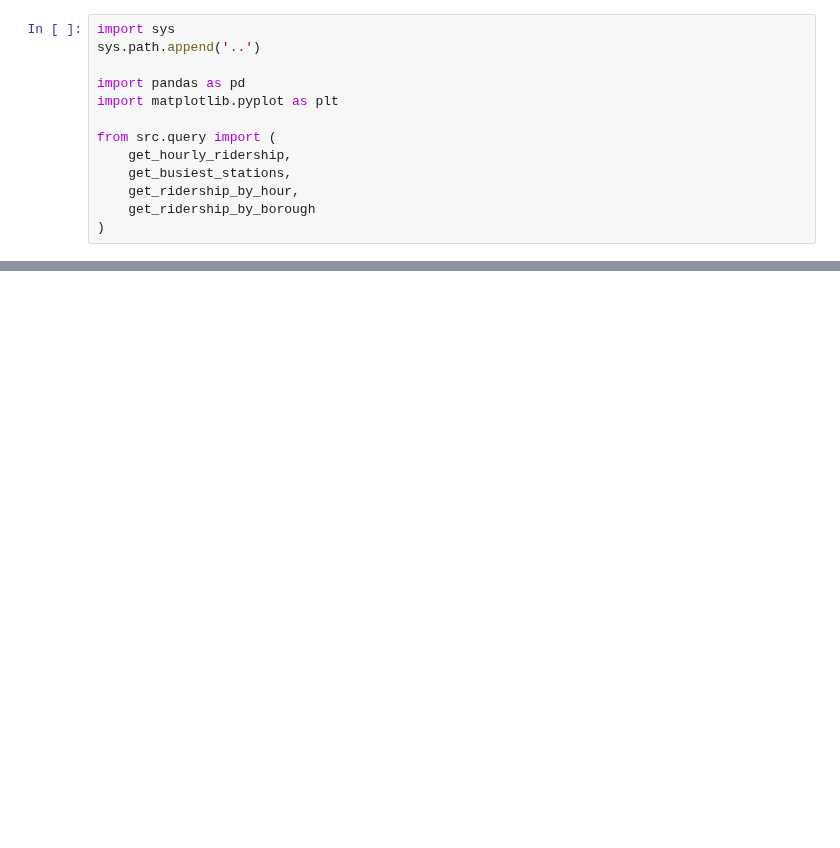
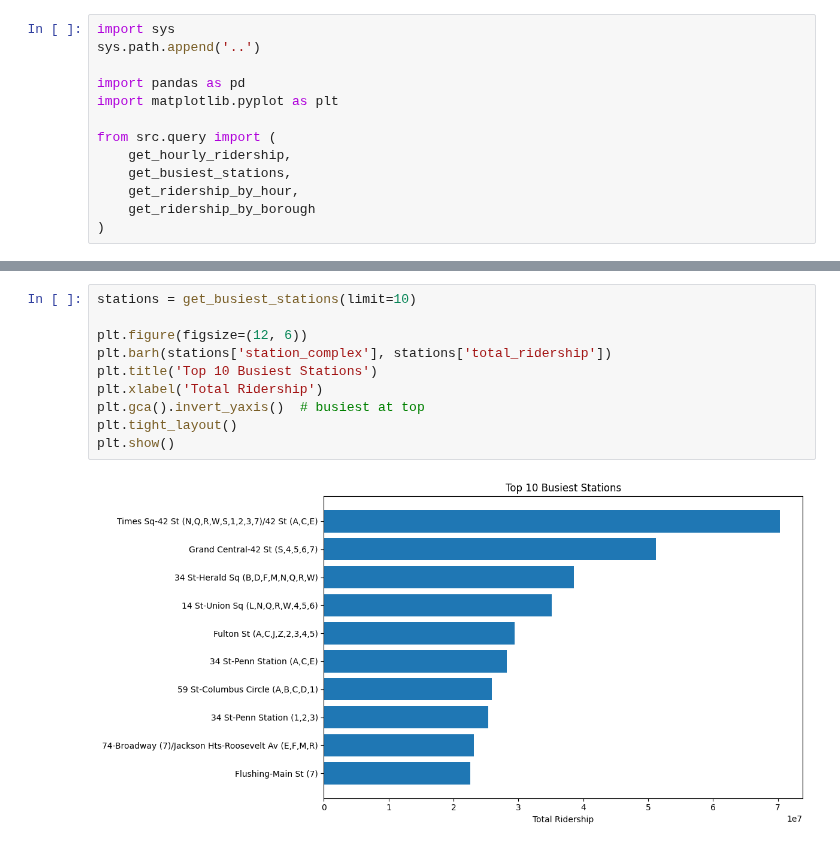
Before and after one commit to zhou-ray/mta-congestion, a Jupyter notebook: notebooks/exploration.ipynb, the cells around one changed output, grey strips where cells are left out. Drawn from its saved outputs; the diff is of its cells as text; blank space fills up the shorter version.

```diff
--- a/notebooks/exploration.ipynb
+++ b/notebooks/exploration.ipynb
@@ -64,0 +55,12 @@ plt.show()
+# %%
+stations = get_busiest_stations(limit=10)
+
+plt.figure(figsize=(12, 6))
+plt.barh(stations['station_complex'], stations['total_ridership'])
+plt.title('Top 10 Busiest Stations')
+plt.xlabel('Total Ridership')
+plt.gca().invert_yaxis()  # busiest at top
+plt.tight_layout()
+plt.show()
+# %% [output]
+[figure, added]
```
Also changed, not shown: parts of 7 cells of this notebook, 2 other files.
